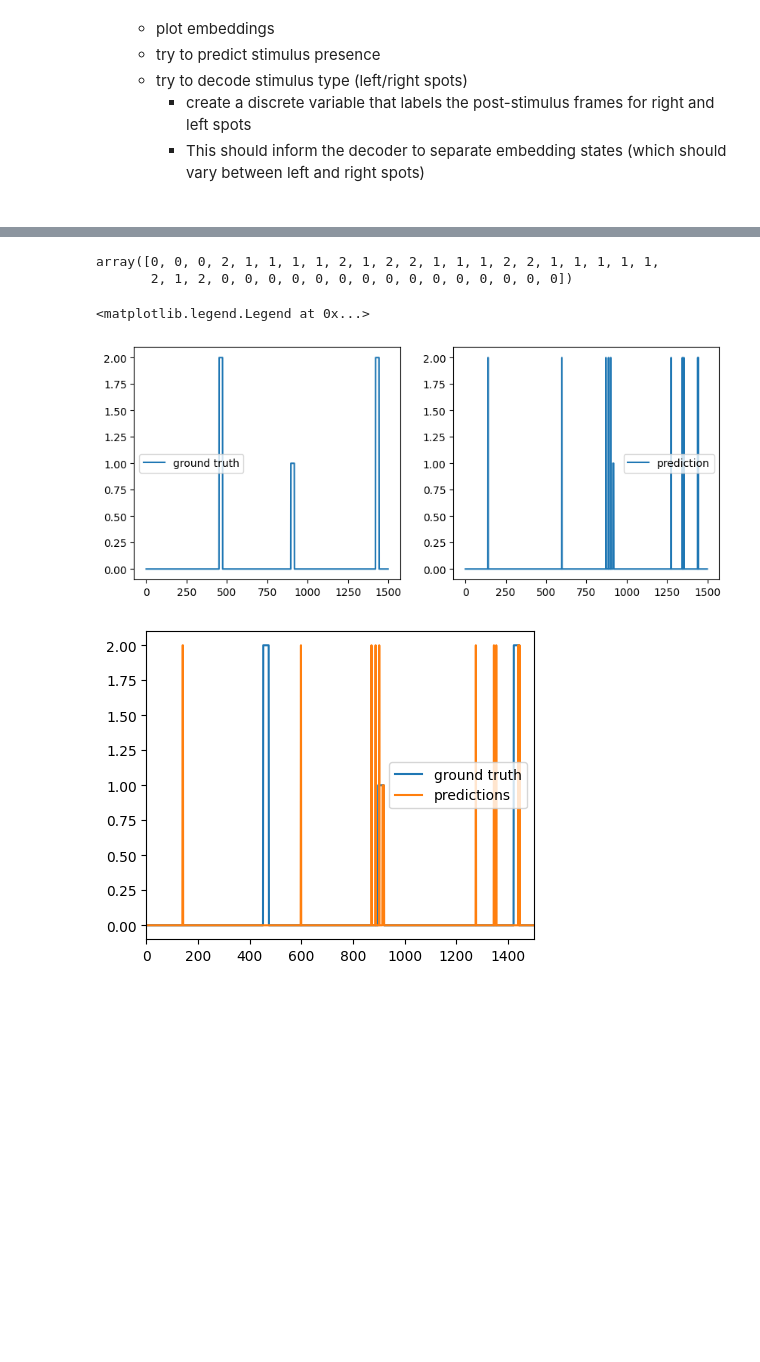
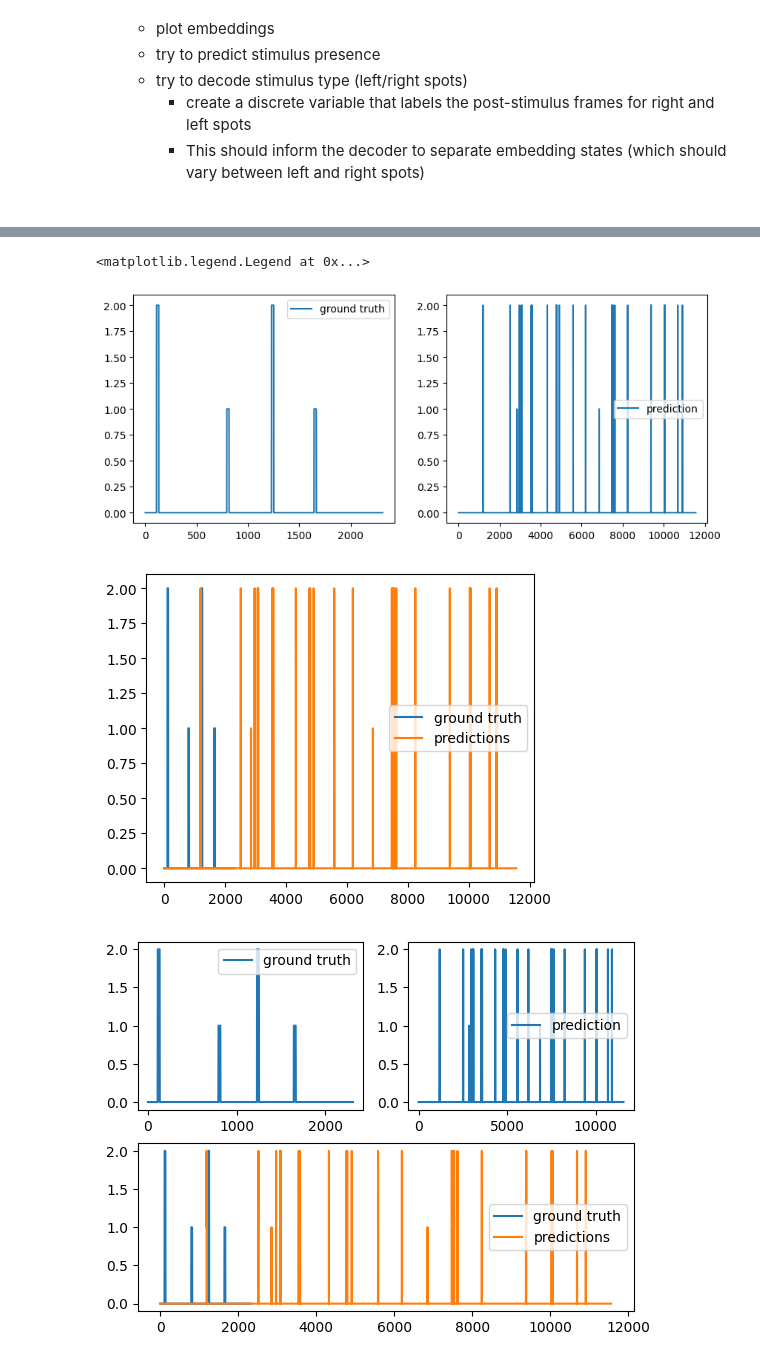
Before and after one commit to tomhagley6/czebra, a Jupyter notebook: test_notebooks/decode_stimulus_laterality_time_contrastive_FULLDATASET.ipynb, the cells around one changed output, grey strips where cells are left out. Saved outputs shown, nothing was run; the diff lists cells and outputs as text; code cells hidden in the pictures; blank space fills up the shorter version.

Commit message:
added model archive and cleaned code 220823

```diff
--- a/test_notebooks/decode_stimulus_laterality_time_contrastive_FULLDATASET.ipynb
+++ b/test_notebooks/decode_stimulus_laterality_time_contrastive_FULLDATASET.ipynb
@@ -276,13 +360,9 @@ CEBRA(batch_size=1024, conditional='time_delta', learning_rate=0.0001,
 # %%
 ### generate/plot embeddings ###
 
-# fig = plt.figure(figsize=(10,4))
-# ax1 = plt.subplot(121)
-# ax2 = plt.subplot(122)
-
 # trained embedding
-embedding = cebra_stim_on_model.transform(neural_training)
-cebra.plot_embedding(embedding=embedding, title="Training Embedding", embedding_labels=discrete_training, cmap='cool')
+embedding_train = cebra_stim_on_model.transform(neural_training)
+cebra.plot_embedding(embedding=embedding_train, title="Training Embedding", embedding_labels=discrete_train, cmap='cool')
 
 # test embedding
 embedding_test = cebra_stim_on_model.transform(neural_test)
@@ -312,28 +392,50 @@ decoder = cebra.KNNDecoder()
 decoder.fit(embedding_test_train, discrete_test_train)
 
 predictions = decoder.predict(embedding_test_test)
-# %%
-discrete_test_test[80:120]
-predictions[80:120]
-# %% [output]
-array([0, 0, 0, 2, 1, 1, 1, 1, 2, 1, 2, 2, 1, 1, 1, 2, 2, 1, 1, 1, 1, 1,
-       2, 1, 2, 0, 0, 0, 0, 0, 0, 0, 0, 0, 0, 0, 0, 0, 0, 0])
+# %%
+### Decode ###
+## rewritten to train on training set ##
+
+decoder = cebra.KNNDecoder()
+
+discrete_train = discrete_training
+decoder.fit(embedding_train, discrete_train)
+
+predictions = decoder.predict(embedding_test)
 # %%
 ### Visualise ###
 fig, ((ax1, ax2)) = plt.subplots(1,2, figsize=(10,4))
-ax1.plot(discrete_test_test, label='ground truth')
+ax1.plot(discrete_test, label='ground truth')
 # ax1.plot(predictions, label='prediction')
 ax1.legend()
 
 ax2.plot(predictions, label='prediction')
 ax2.legend()
 
 fig2, ax3 = plt.subplots(1,1, figsize=(5,4))
-ax3.plot(discrete_test_test, label='ground truth')
+ax3.plot(discrete_test, label='ground truth')
 ax3.plot(predictions, label='predictions')
-ax3.set_xlim([0, 1500])
 ax3.legend()
+
+
+fig = plt.figure()
+ax1 = plt.subplot(2,2,1)
+ax2 = plt.subplot(2,2,2)
+ax3 = plt.subplot(2,1,2)
+
+ax1.plot(discrete_test, label='ground truth')
+# ax1.plot(predictions, label='prediction')
+ax1.legend()
+
+ax2.plot(predictions, label='prediction')
+ax2.legend()
+
+# fig2, ax3 = plt.subplots(1,1, figsize=(5,4))
+ax3.plot(discrete_test, label='ground truth')
+ax3.plot(predictions, label='predictions')
+ax3.legend()
 # %% [output]
 <matplotlib.legend.Legend at 0x...>
-[figure, old version]
+[figure, new version]
-[figure, old version]
+[figure, new version]
+[figure, added]
```
Also changed, not shown: parts of 20 cells of this notebook, 11 other files.
